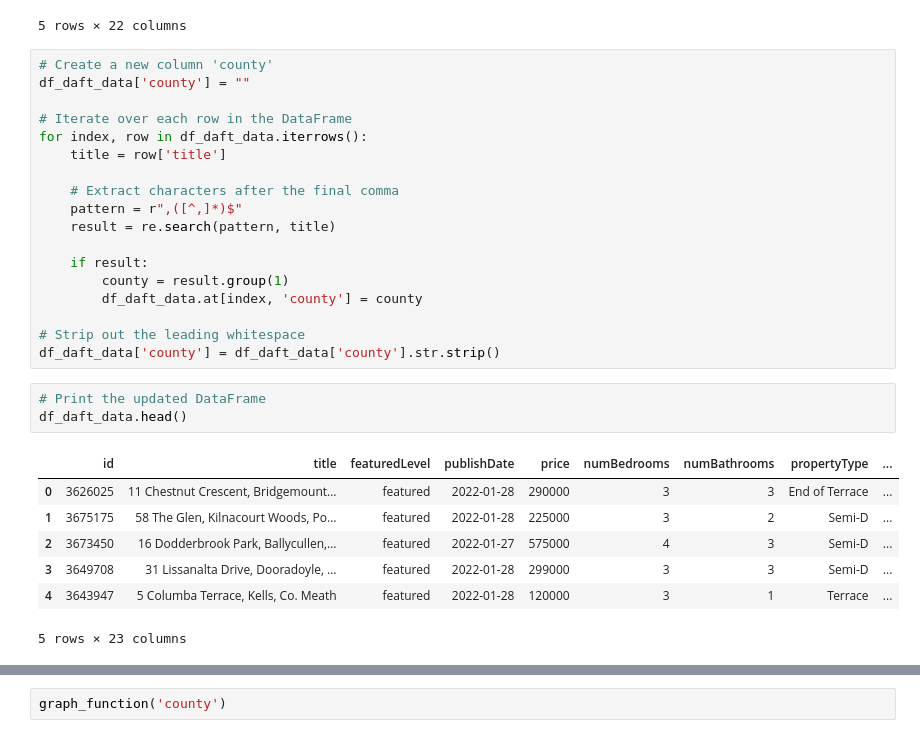
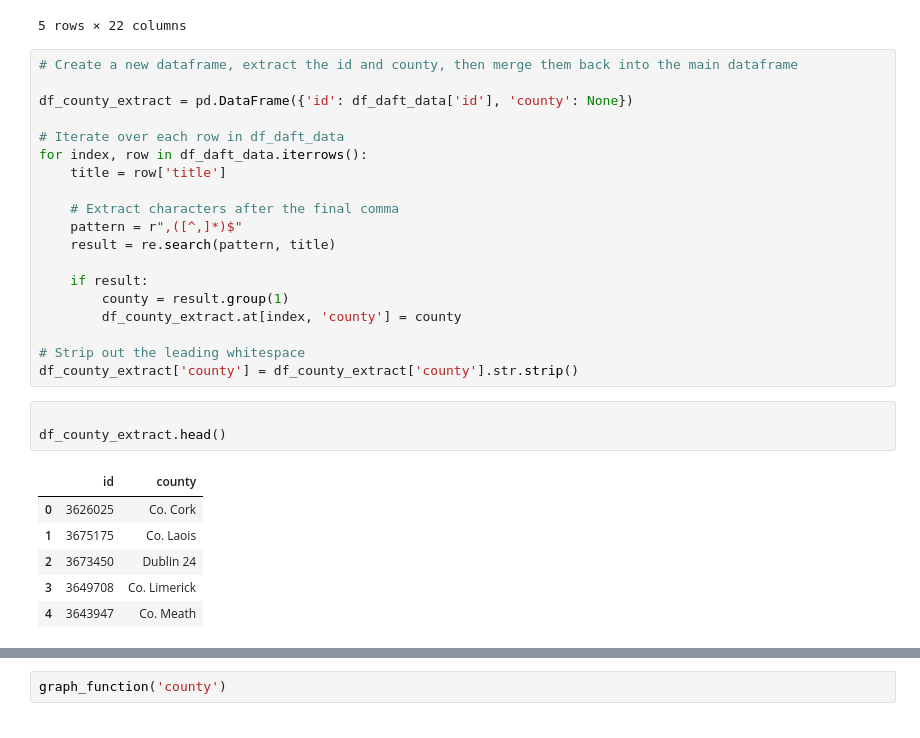
Before and after one commit to drmarbles/UCDPA_atracey, a Jupyter notebook: Daft House Prices.ipynb, the cells around one changed output, grey strips where cells are left out. Saved outputs shown, nothing was run; the diff lists cells and outputs as text.

```diff
--- a/Daft House Prices.ipynb
+++ b/Daft House Prices.ipynb
@@ -30,10 +36,11 @@ df_daft_data.head()
 | 4 | 3643947 | 5 Columba Terrace, Kells, Co. Meath | featured | 2022-01-28 | 120000 | 3 | 1 | Terrace | ... |
 5 rows × 22 columns
 # %%
-# Create a new column 'county'
-df_daft_data['county'] = ""
+# Create a new dataframe, extract the id and county, then merge them back into the main dataframe
 
-# Iterate over each row in the DataFrame
+df_county_extract = pd.DataFrame({'id': df_daft_data['id'], 'county': None})
+
+# Iterate over each row in df_daft_data
 for index, row in df_daft_data.iterrows():
     title = row['title']
 
@@ -43,18 +50,17 @@ for index, row in df_daft_data.iterrows():
 
     if result:
         county = result.group(1)
-        df_daft_data.at[index, 'county'] = county
+        df_county_extract.at[index, 'county'] = county
 
 # Strip out the leading whitespace
-df_daft_data['county'] = df_daft_data['county'].str.strip()
+df_county_extract['county'] = df_county_extract['county'].str.strip()
 # %%
-# Print the updated DataFrame
-df_daft_data.head()
+
+df_county_extract.head()
 # %% [output]
-|  | id | title | featuredLevel | publishDate | price | numBedrooms | numBathrooms | propertyType | ... |
-| 0 | 3626025 | 11 Chestnut Crescent, Bridgemount... | featured | 2022-01-28 | 290000 | 3 | 3 | End of Terrace | ... |
-| 1 | 3675175 | 58 The Glen, Kilnacourt Woods, Po... | featured | 2022-01-28 | 225000 | 3 | 2 | Semi-D | ... |
-| 2 | 3673450 | 16 Dodderbrook Park, Ballycullen,... | featured | 2022-01-27 | 575000 | 4 | 3 | Semi-D | ... |
-| 3 | 3649708 | 31 Lissanalta Drive, Dooradoyle, ... | featured | 2022-01-28 | 299000 | 3 | 3 | Semi-D | ... |
-| 4 | 3643947 | 5 Columba Terrace, Kells, Co. Meath | featured | 2022-01-28 | 120000 | 3 | 1 | Terrace | ... |
+|  | id | county |
+| 0 | 3626025 | Co. Cork |
+| 1 | 3675175 | Co. Laois |
+| 2 | 3673450 | Dublin 24 |
+| 3 | 3649708 | Co. Limerick |
+| 4 | 3643947 | Co. Meath |
-5 rows × 23 columns
```
Also changed, not shown: parts of 14 cells of this notebook.
